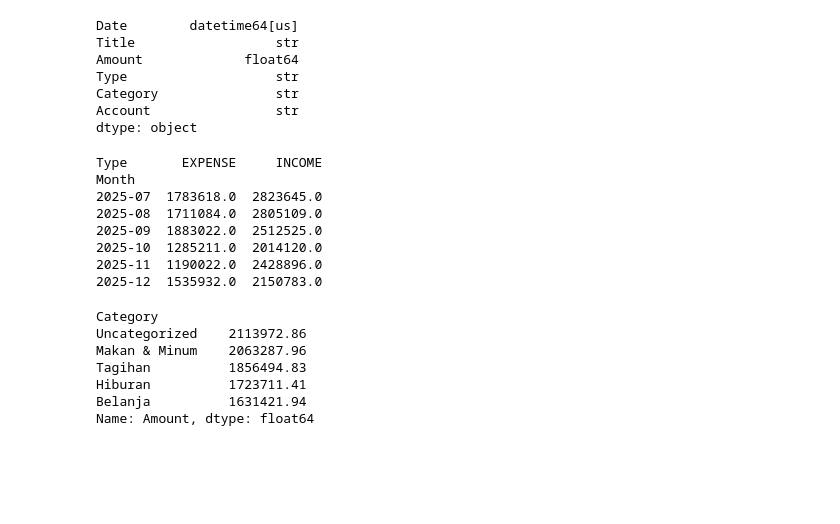
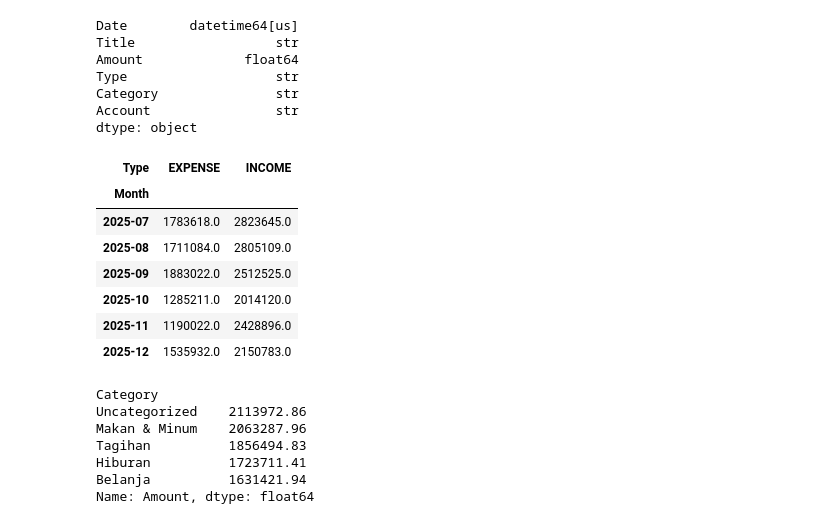
Before and after one commit to alfarizzy314/personal-finance-analysis, a Jupyter notebook: main.ipynb, the cells around one changed output. Cells and saved outputs as stored; diff of their text form; code cells hidden in the pictures; blank space fills up the shorter version.

```diff
--- a/main.ipynb
+++ b/main.ipynb
@@ -59,19 +60,18 @@ Account                str
 dtype: object
 # %%
 # monthly expenses and income
-
 df['Month'] = df['Date'].dt.to_period('M')
 in_out_month = df.groupby(['Month', 'Type'])['Amount'].sum().unstack()
 
-print(in_out_month)
+in_out_month
 # %% [output]
-Type       EXPENSE     INCOME
-Month
-2025-07  1783618.0  2823645.0
-2025-08  1711084.0  2805109.0
-2025-09  1883022.0  2512525.0
-2025-10  1285211.0  2014120.0
-2025-11  1190022.0  2428896.0
-2025-12  1535932.0  2150783.0
+| Type | EXPENSE | INCOME |
+| Month |  |  |
+| 2025-07 | 1783618.0 | 2823645.0 |
+| 2025-08 | 1711084.0 | 2805109.0 |
+| 2025-09 | 1883022.0 | 2512525.0 |
+| 2025-10 | 1285211.0 | 2014120.0 |
+| 2025-11 | 1190022.0 | 2428896.0 |
+| 2025-12 | 1535932.0 | 2150783.0 |
 # %%
 # sort by category with the highest spending
```
Also changed, not shown: parts of 11 cells of this notebook, 2 other files.
